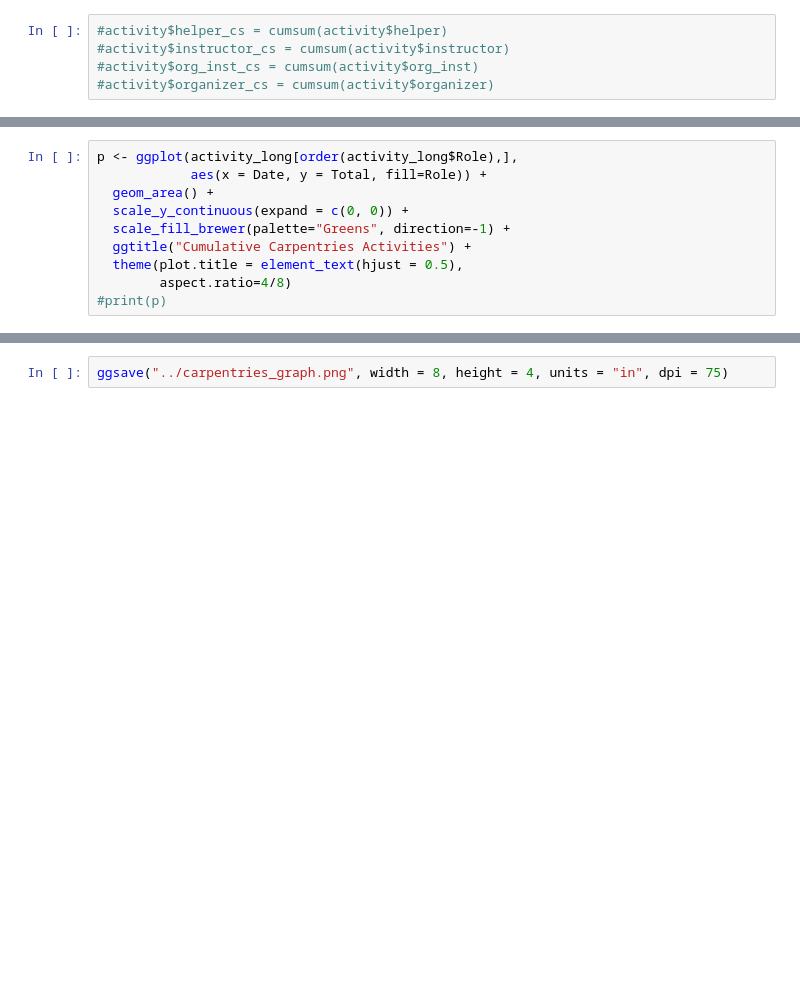
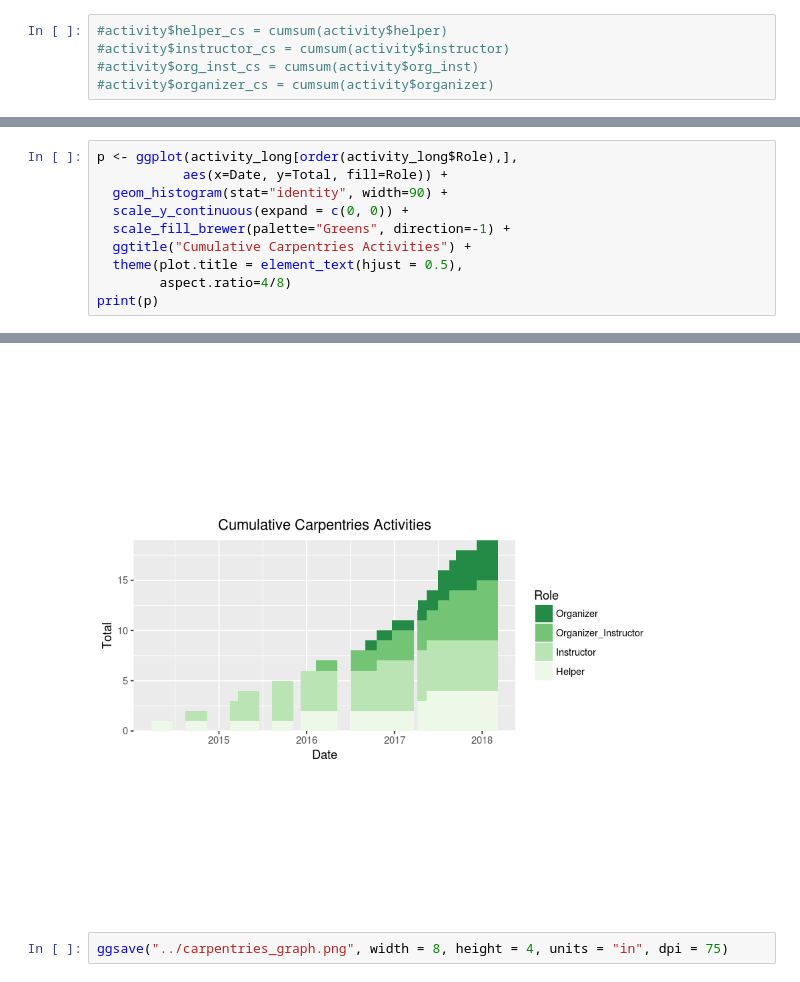
Before and after one commit to mjcollin/mjcollin.github.io, a Jupyter notebook: _notebooks/Carpentries_Graph.ipynb, the cells around one changed output, grey strips where cells are left out. Drawn from its saved outputs; the diff is of its cells as text; blank space fills up the shorter version.

```diff
--- a/_notebooks/Carpentries_Graph.ipynb
+++ b/_notebooks/Carpentries_Graph.ipynb
@@ -83,10 +132,11 @@ tail(order(activity_long))
 # %%
 p <- ggplot(activity_long[order(activity_long$Role),],
-            aes(x = Date, y = Total, fill=Role)) +
-  geom_area() +
+           aes(x=Date, y=Total, fill=Role)) +
+  geom_histogram(stat="identity", width=90) +
   scale_y_continuous(expand = c(0, 0)) +
   scale_fill_brewer(palette="Greens", direction=-1) +
   ggtitle("Cumulative Carpentries Activities") +
   theme(plot.title = element_text(hjust = 0.5),
         aspect.ratio=4/8)
-#print(p)
+print(p)
+# %% [output]
@@ -93,2 +146,3 @@ p <- ggplot(activity_long[order(activity_long$Role),],
+[figure, added]
 # %%
 ggsave("../carpentries_graph.png", width = 8, height = 4, units = "in", dpi = 75)
```
Also changed, not shown: parts of 11 cells of this notebook, 2 other files.
